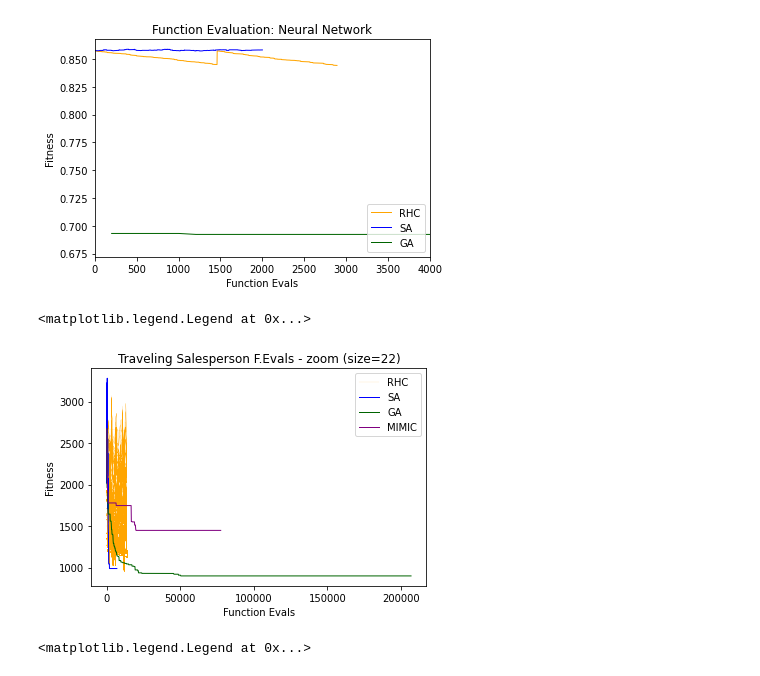
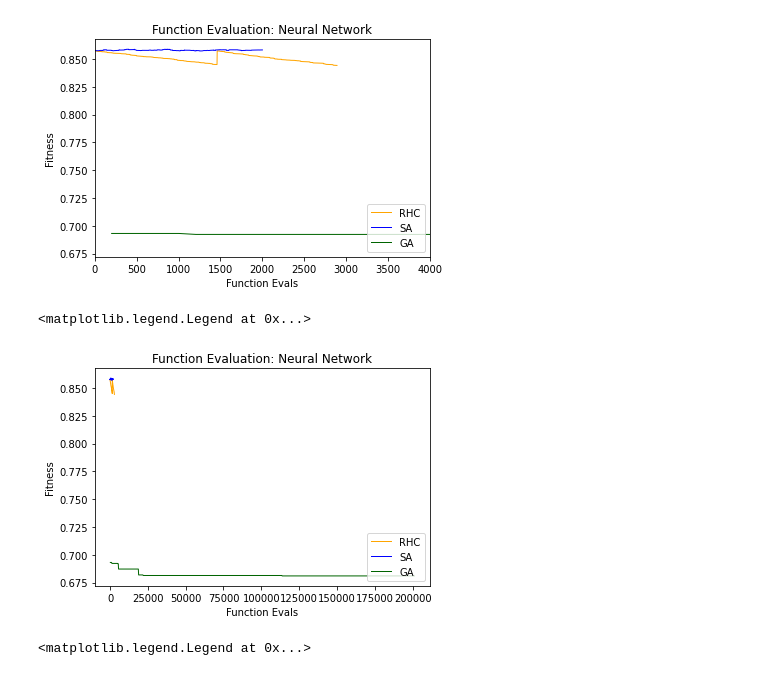
Before and after one commit to fonylew/machine-learning, a Jupyter notebook: randomized_optimization/generate_plots/plots_neural_network.ipynb, the cells around one changed output. Cells and saved outputs as stored; diff of their text form; code cells hidden in the pictures.

```diff
--- a/randomized_optimization/generate_plots/plots_neural_network.ipynb
+++ b/randomized_optimization/generate_plots/plots_neural_network.ipynb
@@ -70,20 +70,20 @@ plt.legend(loc="lower right")
 # %%
 plt.figure()
 lw = 1
-plt.plot(rhc__TSP_22_df['FEvals'], rhc__TSP_22_df['Fitness'], label=rhc__, color='orange',lw=0.1)
-plt.plot(sa__TSP_22_df['FEvals'], sa__TSP_22_df['Fitness'], label=sa__, color='blue',lw=lw)
-plt.plot(ga__TSP_22_df['FEvals'], ga__TSP_22_df['Fitness'], label=ga__, color='darkgreen',lw=lw)
-plt.plot(mimic__TSP_22_df['FEvals'], mimic__TSP_22_df['Fitness'], label=mimic__, color='purple',lw=lw)
+plt.plot(rhc_curve['FEvals'], rhc_curve['Fitness'], label=rhc__, color='orange',lw=lw)
+plt.plot(sa_curve['FEvals'], sa_curve['Fitness'], label=sa__, color='blue',lw=lw)
+plt.plot(ga_curve['FEvals'], ga_curve['Fitness'], label=ga__, color='darkgreen',lw=lw)
+# plt.plot(mimic__TSP_22_df['FEvals'], mimic__TSP_22_df['Fitness'], label=mimic__, color='purple',lw=lw)
 #plt.plot([0, 0], [0, 0], color='white', lw=lw, linestyle='--')
 plt.xlabel('Function Evals')
 plt.ylabel('Fitness')
-# plt.xlim(0,3500)
-# plt.ylim(150,220)
-plt.title("Traveling Salesperson F.Evals - zoom (size=22)")
-plt.legend(loc="upper right")
+# plt.xlim(0,4000)
+# plt.ylim(0,2500)
+plt.title("Function Evaluation: Neural Network")
+plt.legend(loc="lower right")
 # %% [output]
 <matplotlib.legend.Legend at 0x...>
-[figure, old version]
+[figure, new version]
 # %%
 plt.figure()
 lw = 1
```
Also changed, not shown: 8 other files.
